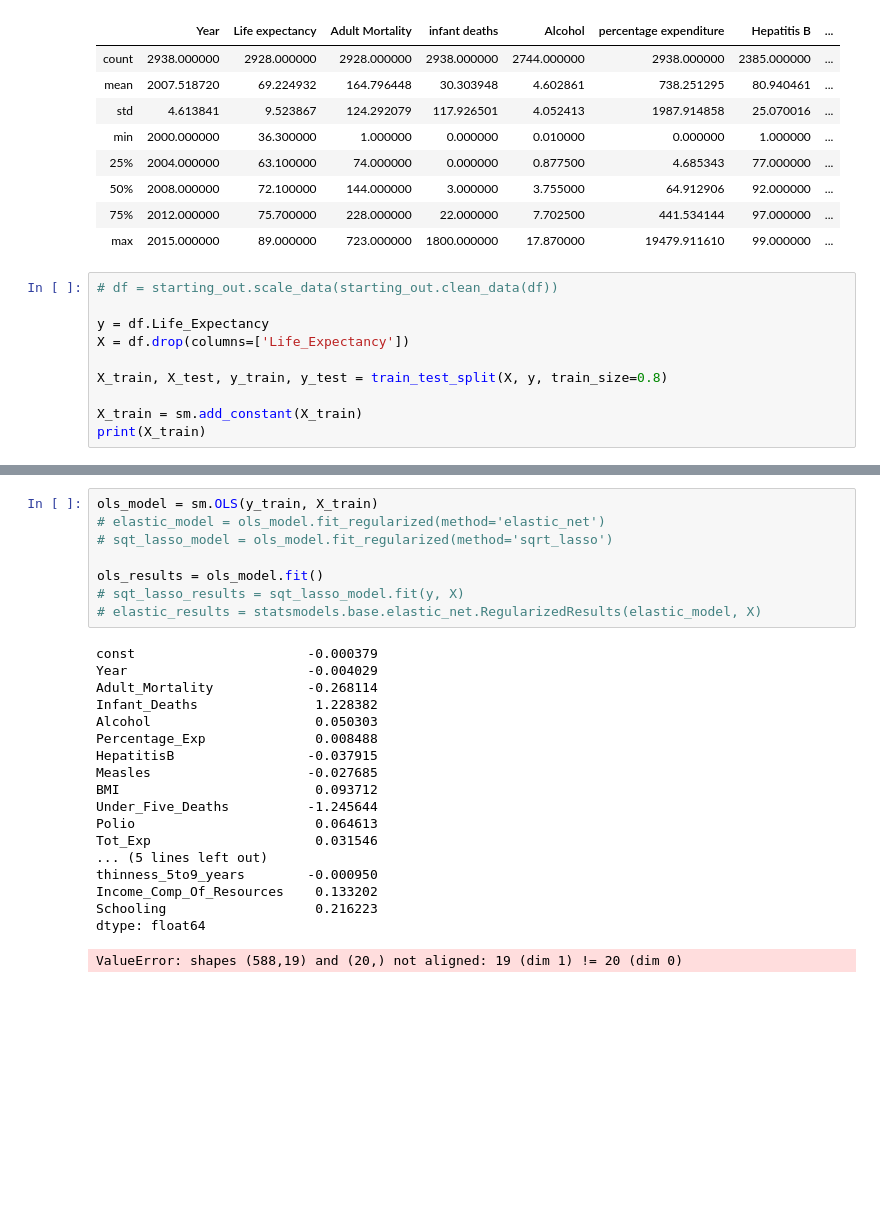
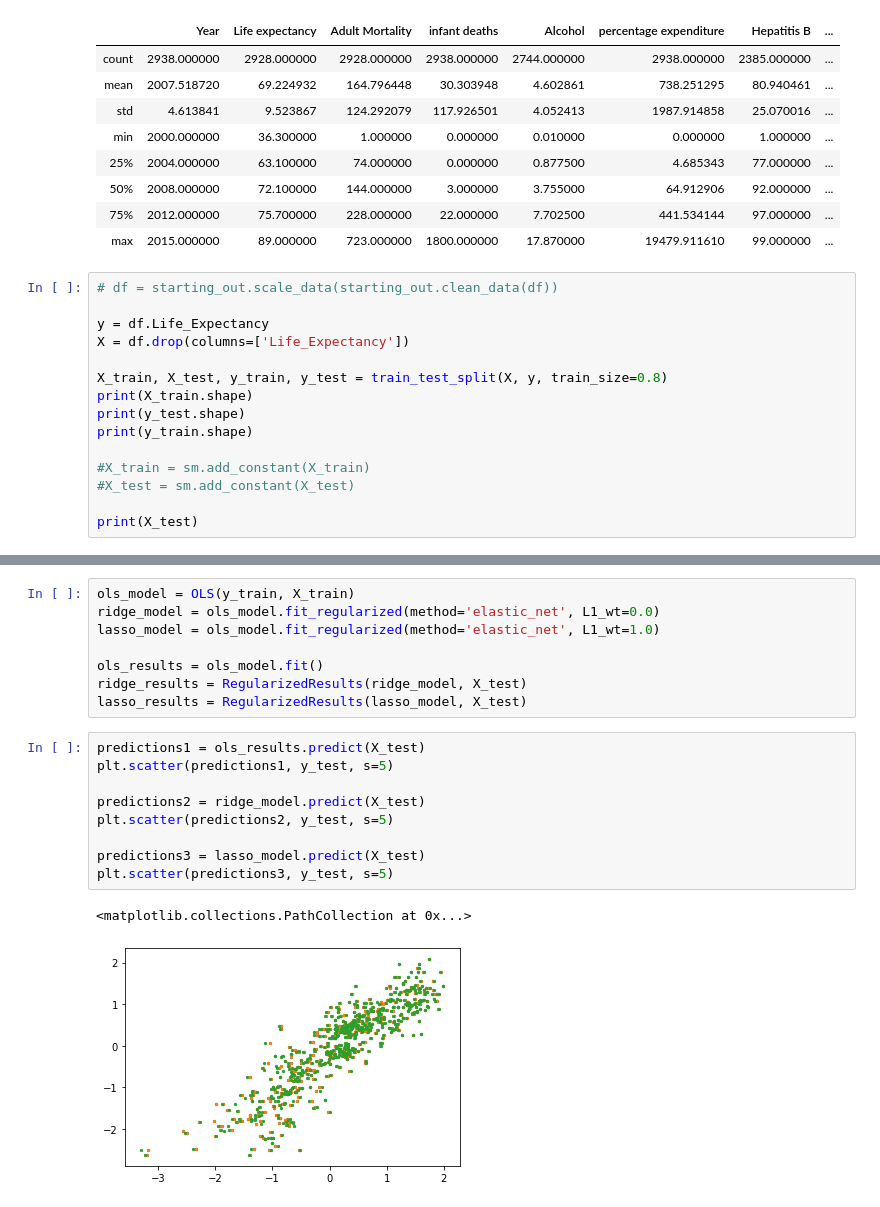
Before and after one commit to joshuabae/STAT410, a Jupyter notebook: statsmodels.ipynb, the cells around one changed output, grey strips where cells are left out. Cells and saved outputs as stored; diff of their text form; blank space fills up the shorter version.

Commit message:
new plots with updated files

```diff
--- a/statsmodels.ipynb
+++ b/statsmodels.ipynb
@@ -44,7 +46,12 @@ y = df.Life_Expectancy
 X = df.drop(columns=['Life_Expectancy'])
 
 X_train, X_test, y_train, y_test = train_test_split(X, y, train_size=0.8)
+print(X_train.shape)
+print(y_test.shape)
+print(y_train.shape)
 
-X_train = sm.add_constant(X_train)
-print(X_train)
+#X_train = sm.add_constant(X_train)
+#X_test = sm.add_constant(X_test)
+
+print(X_test)
 # %% [output]
@@ -68,27 +75,20 @@ print(X_train)
 # %%
-ols_model = sm.OLS(y_train, X_train)
-# elastic_model = ols_model.fit_regularized(method='elastic_net')
-# sqt_lasso_model = ols_model.fit_regularized(method='sqrt_lasso')
+ols_model = OLS(y_train, X_train)
+ridge_model = ols_model.fit_regularized(method='elastic_net', L1_wt=0.0)
+lasso_model = ols_model.fit_regularized(method='elastic_net', L1_wt=1.0)
 
 ols_results = ols_model.fit()
-# sqt_lasso_results = sqt_lasso_model.fit(y, X)
-# elastic_results = statsmodels.base.elastic_net.RegularizedResults(elastic_model, X)
+ridge_results = RegularizedResults(ridge_model, X_test)
+lasso_results = RegularizedResults(lasso_model, X_test)
-# %% [output]
-const                      -0.000379
-Year                       -0.004029
-Adult_Mortality            -0.268114
-Infant_Deaths               1.228382
-Alcohol                     0.050303
-Percentage_Exp              0.008488
-HepatitisB                 -0.037915
-Measles                    -0.027685
-BMI                         0.093712
-Under_Five_Deaths          -1.245644
-Polio                       0.064613
-Tot_Exp                     0.031546
-... (5 lines left out)
-thinness_5to9_years        -0.000950
-Income_Comp_Of_Resources    0.133202
-Schooling                   0.216223
-dtype: float64
-ValueError: shapes (588,19) and (20,) not aligned: 19 (dim 1) != 20 (dim 0)
+# %%
+predictions1 = ols_results.predict(X_test)
+plt.scatter(predictions1, y_test, s=5)
+
+predictions2 = ridge_model.predict(X_test)
+plt.scatter(predictions2, y_test, s=5)
+
+predictions3 = lasso_model.predict(X_test)
+plt.scatter(predictions3, y_test, s=5)
+# %% [output]
+<matplotlib.collections.PathCollection at 0x...>
+[figure, added]
```
Also changed, not shown: parts of 7 cells of this notebook, 5 other files.
